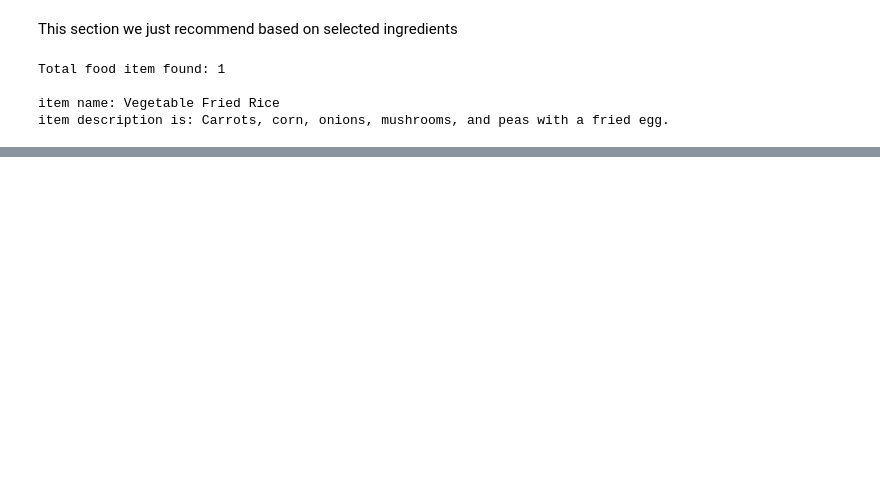
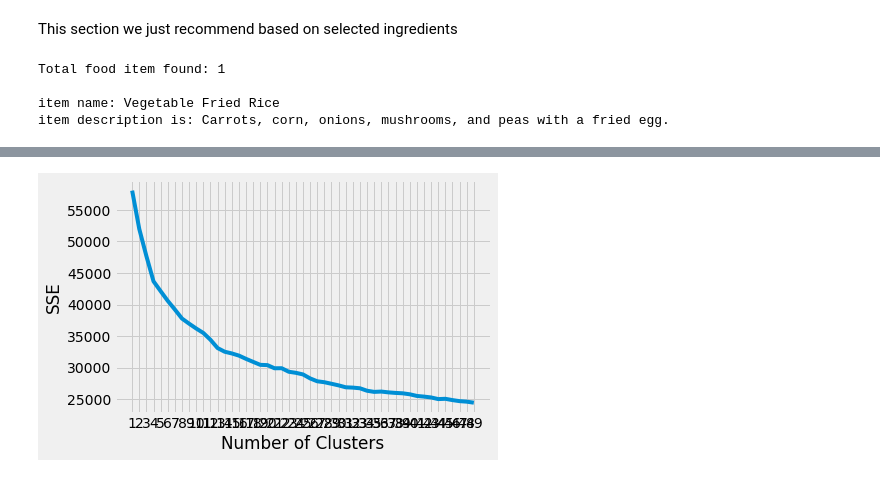
Before and after one commit to nakisa84/personalized-food-recommendation, a Jupyter notebook: notebooks/content-based-recommender.ipynb, the cells around one changed output, grey strips where cells are left out. Saved outputs shown, nothing was run; the diff lists cells and outputs as text; code cells hidden in the pictures; blank space fills up the shorter version.

Commit message:
add clustering

```diff
--- a/notebooks/content-based-recommender.ipynb
+++ b/notebooks/content-based-recommender.ipynb
@@ -794,0 +266,7 @@ items_full[items_full.Id == item_id]
+# %%
+multiple_items = orders.groupby(['orderid'])['userid'].count()
+multiple_items = multiple_items.reset_index()
+multiple_items = multiple_items[multiple_items['userid'] > 1].reset_index(drop=True)
+
+list_orders = multiple_items.orderid.values
+multiple_items.rename(columns = {'userid':'count'}, inplace = True)
@@ -794,0 +289,25 @@ items_full[items_full.Id == item_id]
+# %%
+multiple_items['orderlist'] = multiple_items.orderid.apply(lambda x: list(orders[orders.orderid == x].name))
+multiple_items['un-orderlist'] = multiple_items.orderlist.apply(lambda x: ','.join(map(str,x)))
+multiple_items['tokenized'] = multiple_items['un-orderlist'].apply(tokenize)
+multiple_items['tokens'] = multiple_items.tokenized.apply(lambda x: ','.join(map(str,x)))
+# %%
+# vectorise the tokens
+counter = CountVectorizer()
+orders_count_matrix = counter.fit_transform(multiple_items.tokens)
+# %%
+
+kmeans_kwargs = {
+        "init": "random",
+        "n_init": 10,
+        "max_iter": 1000,
+        "random_state": 42,}
+
+
+# making a list of sum of squared errors for different cluster amounts (1-19)
+
+sse = []
+for k in range(1, 50):
+    kmeans = KMeans(n_clusters=k, **kmeans_kwargs)
+    kmeans.fit(orders_count_matrix)
+    sse.append(kmeans.inertia_)
@@ -794,0 +334,9 @@ items_full[items_full.Id == item_id]
+# %%
+plt.style.use("fivethirtyeight")
+plt.plot(range(1, 50), sse)
+plt.xticks(range(1, 50))
+plt.xlabel("Number of Clusters")
+plt.ylabel("SSE")
+plt.show()
+# %% [output]
+[figure, added]
```
Also changed, not shown: parts of 71 cells of this notebook.
